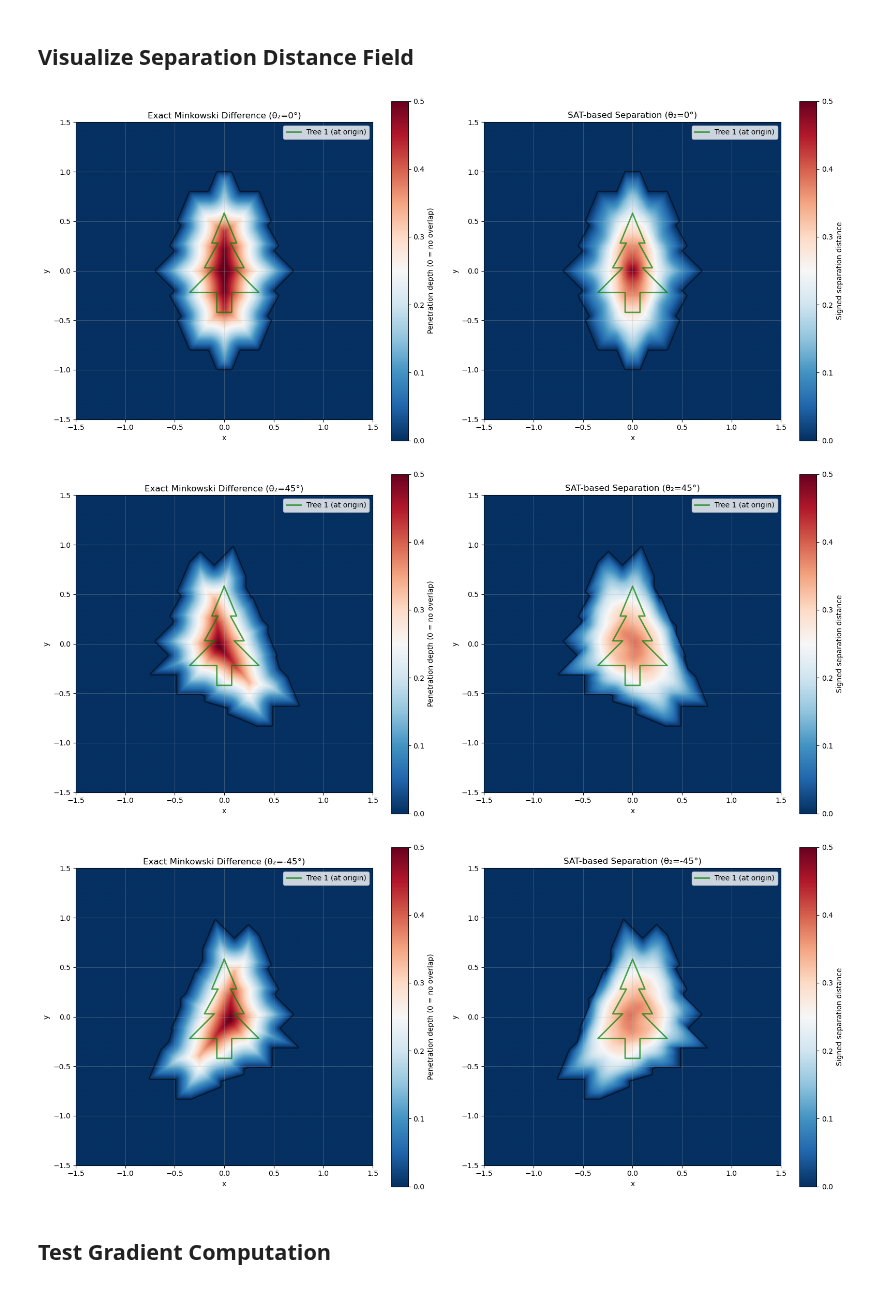
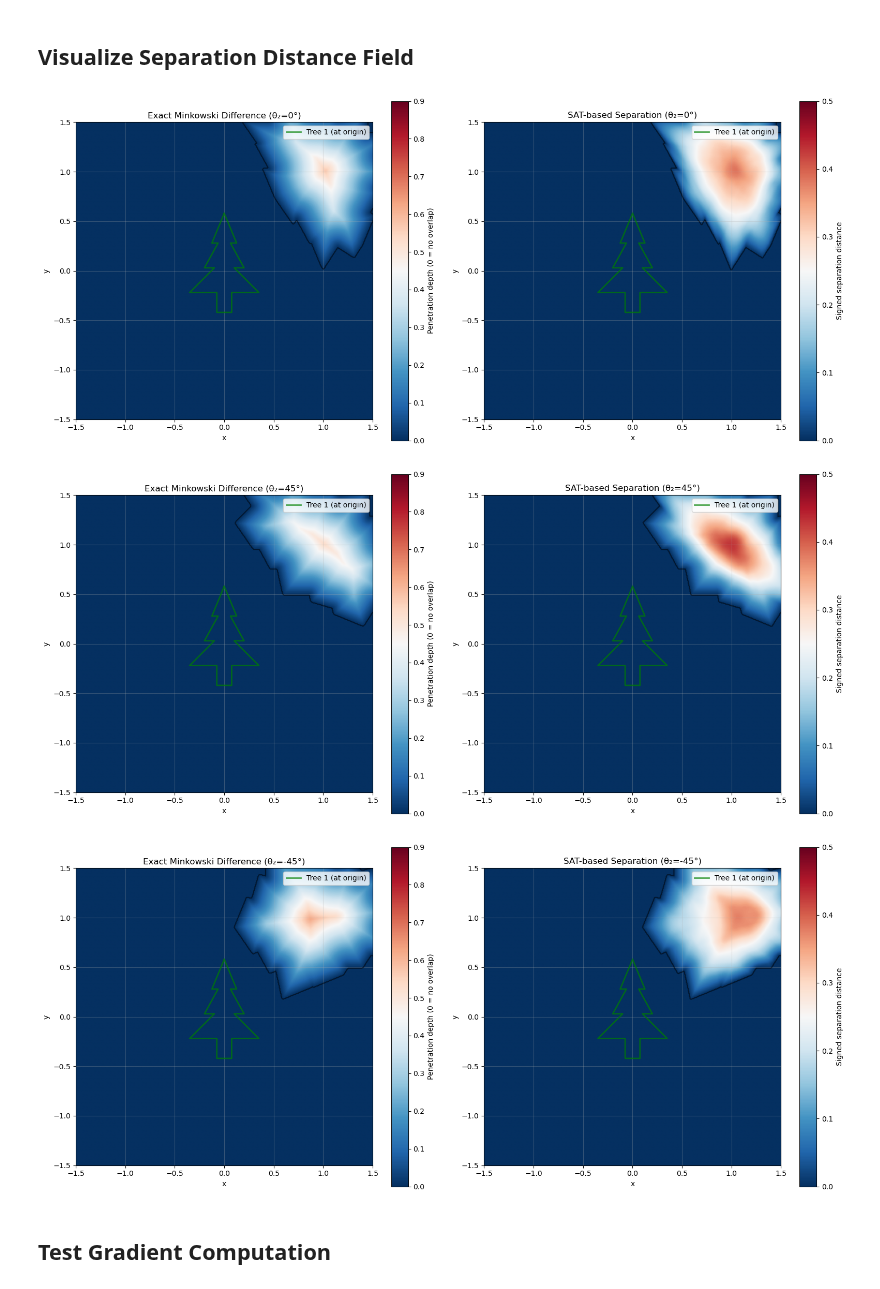
Before and after one commit to jcottaar/packing, a Jupyter notebook: analysis/test_exact_separation_cost.ipynb, the cells around one changed output. Cells and saved outputs as stored; diff of their text form; code cells hidden in the pictures.

```diff
--- a/analysis/test_exact_separation_cost.ipynb
+++ b/analysis/test_exact_separation_cost.ipynb
@@ -25,9 +27,9 @@ Tree area: 0.2457
 # Create the exact separation cost with smaller LUT for testing
 cost_fn_exact = pack_cost.CollisionCostExactSeparation(
     use_lookup_table=True,
-    lut_N_x=500,
-    lut_N_y=500,
-    lut_N_theta=180,
+    lut_N_x=200,
+    lut_N_y=200,
+    lut_N_theta=200,
     lut_trim_zeros=True,
     scaling=1.0
 )
@@ -134,7 +144,7 @@ def plot_separation_field(theta2_deg, resolution=500):
     N = resolution * resolution
     xyt_batch = np.zeros((N, 2, 3), dtype=np.float32)
     # Tree 0 at origin
-    xyt_batch[:, 0, :] = [0, 0, 0]
+    xyt_batch[:, 0, :] = [1., 1., 1.]
     # Tree 1 at grid positions
     xyt_batch[:, 1, 0] = xx.ravel()
     xyt_batch[:, 1, 1] = yy.ravel()
@@ -173,42 +183,42 @@ def plot_separation_field(theta2_deg, resolution=500):
     # Left: Exact Minkowski
     ax = axes[0]
     im = ax.imshow(sep_field_exact, extent=[-1.5, 1.5, -1.5, 1.5], origin='lower',
-                   cmap='RdBu_r', vmin=0, vmax=0.5)
+                   cmap='RdBu_r', vmin=0, vmax=0.9)
     ax.contour(xx, yy, sep_field_exact, levels=[0], colors='black', linewidths=1.5, alpha=0.5)
     x, y = tree1.exterior.xy
     ax.plot(x, y, 'g-', linewidth=2, label='Tree 1 (at origin)', alpha=0.7)
     plt.colorbar(im, ax=ax, label='Penetration depth (0 = no overlap)')
     ax.set_title(f'Exact Minkowski Difference (θ₂={theta2_deg:.0f}°)')
     ax.set_xlabel('x')
     ax.set_ylabel('y')
     ax.set_aspect('equal')
     ax.grid(True, alpha=0.3)
     ax.legend()
 
     # Right: SAT-based
     ax = axes[1]
     im = ax.imshow(sep_field_sat, extent=[-1.5, 1.5, -1.5, 1.5], origin='lower',
                    cmap='RdBu_r', vmin=0, vmax=0.5)
     ax.contour(xx, yy, sep_field_sat, levels=[0], colors='black', linewidths=1.5, alpha=0.5)
     x, y = tree1.exterior.xy
     ax.plot(x, y, 'g-', linewidth=2, label='Tree 1 (at origin)', alpha=0.7)
     plt.colorbar(im, ax=ax, label='Signed separation distance')
     ax.set_title(f'SAT-based Separation (θ₂={theta2_deg:.0f}°)')
     ax.set_xlabel('x')
     ax.set_ylabel('y')
     ax.set_aspect('equal')
     ax.grid(True, alpha=0.3)
     ax.legend()
 
     plt.tight_layout()
     return fig
 plot_separation_field(0)
 plot_separation_field(45);
 plot_separation_field(-45);
 # %% [output]
-[figure, old version]
+[figure, new version]
-[figure, old version]
+[figure, new version]
-[figure, old version]
+[figure, new version]
 # %% [markdown]
 ## Test Gradient Computation
 # %%
```
Also changed, not shown: parts of 4 cells of this notebook, 5 other files.
